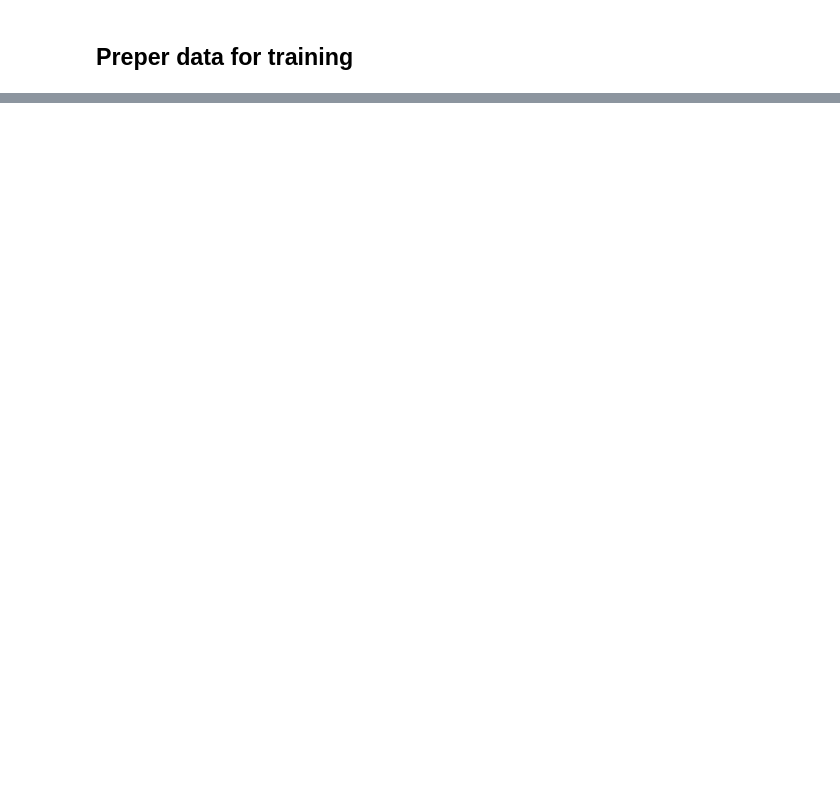
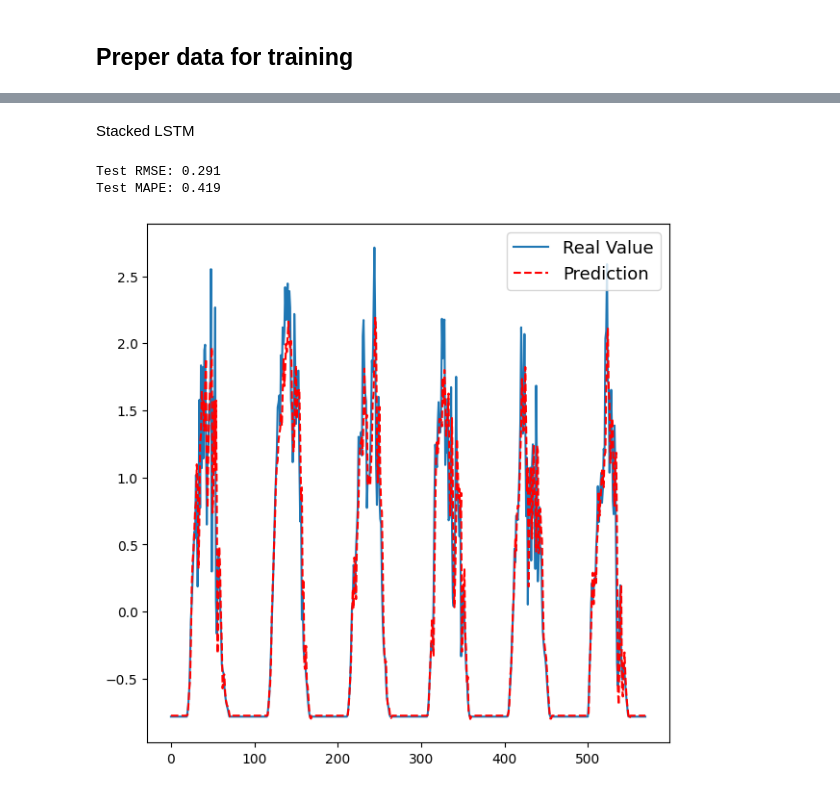
Before and after one commit to guedesopaulo/series-temporais, a Jupyter notebook: series_temp.ipynb, the cells around one changed output, grey strips where cells are left out. Drawn from its saved outputs; the diff is of its cells as text; code cells hidden in the pictures; blank space fills up the shorter version.

```diff
--- a/series_temp.ipynb
+++ b/series_temp.ipynb
@@ -263,2 +184,0 @@ Start training
-# %%
-model.fit(X_train, y_train, epochs=20)
@@ -283,0 +340,30 @@ Epoch 20/20
+# %%
+def error_and_plot(model,train_x,test_x,test_y,n_steps,n_features, split_size):
+    history = []
+    for i in range(n_steps):
+        history.append(array(train_x[(split_size-n_steps)+i]))
+    predictions = []
+    for t in range(len(test_x)):
+        input_vec = np.zeros([n_steps,1])
+        for i in range (n_steps):
+            input_vec[i] = history[i]
+
+        input_vec = input_vec.reshape((1,n_steps,n_features))
+        yhat = model.predict(input_vec, verbose = 0)
+        predictions.append(yhat[0][0])
+        history.append(test_x[t])
+        history = history[-n_steps:]
+
+    rmse = sqrt(mean_squared_error(test_y, predictions))
+    mape = mean_absolute_percentage_error(test_y, predictions)
+    print('Test RMSE: %.3f' % rmse)
+    print('Test MAPE: %.3f' % mape)
+    # plot forecasts against actual outcomes
+    plt.figure(figsize=(7,7))
+    plt.plot(test_y,)
+    plt.plot(predictions, color='red', linestyle = '--')
+
+    plt.legend(('Real Value',
+           'Prediction',
+                ),fontsize=13)
+    pyplot.show()
@@ -283,0 +372,7 @@ Epoch 20/20
+# %%
+df1 = df.loc[df['SOURCE_KEY_NUMBER'] == 1]
+df1 = df1.reset_index()
+n_features = 1
+y1 = df1['AC_POWER']
+X1 = df1['IRRADIATION']
+X_train1, y_train1, train_x1 ,test_x1, train_y1, test_y1 = creates_series(X1,y1 ,n_steps,1500)
@@ -283,0 +387,8 @@ Epoch 20/20
+# %% [markdown]
+Stacked LSTM
+# %%
+error_and_plot(model_sLSTM,train_x1,test_x1,test_y1,n_steps,n_features, split_size)
+# %% [output]
+Test RMSE: 0.291
+Test MAPE: 0.419
+[figure, added]
```
Also changed, not shown: parts of 95 cells of this notebook, 1 other file.
